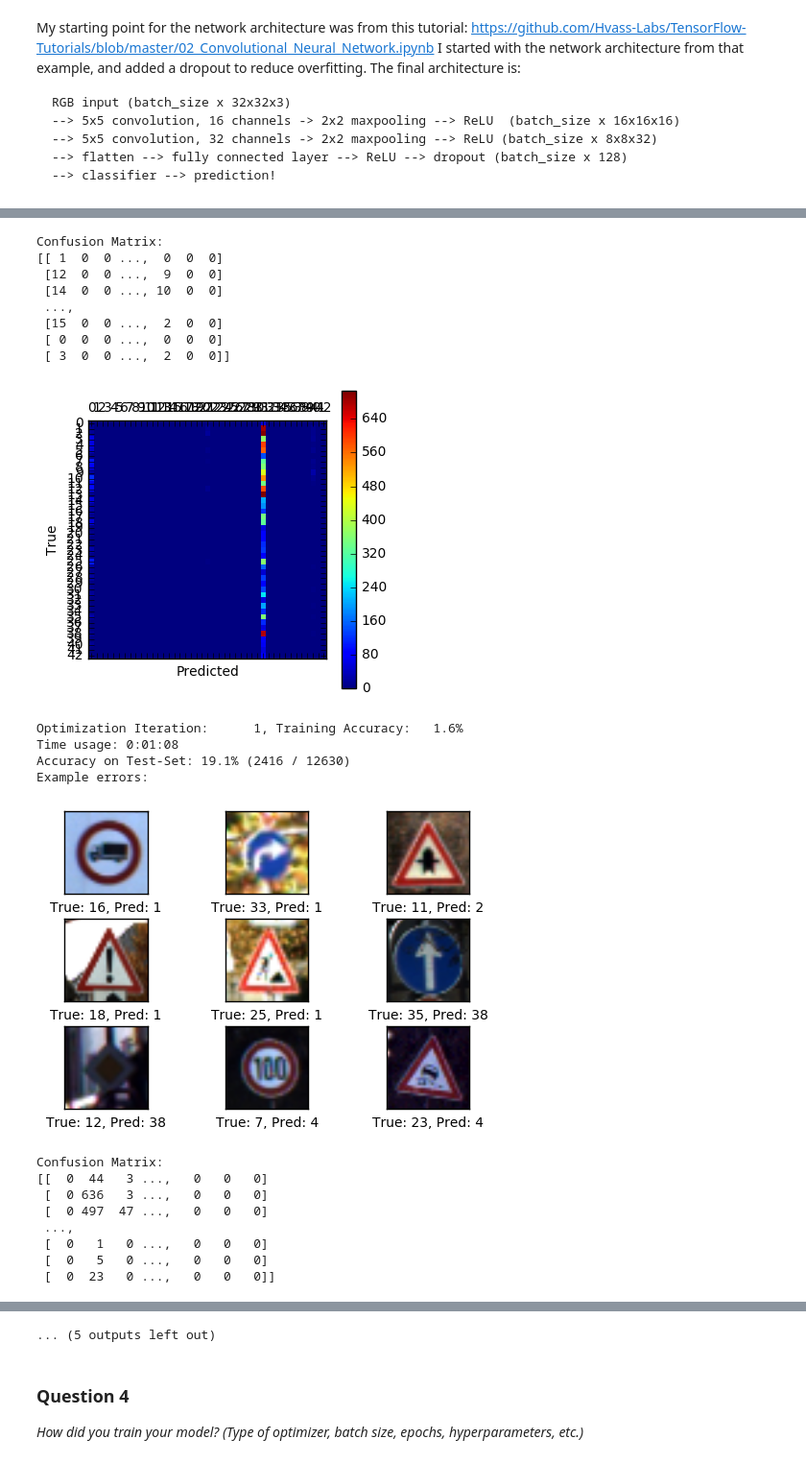
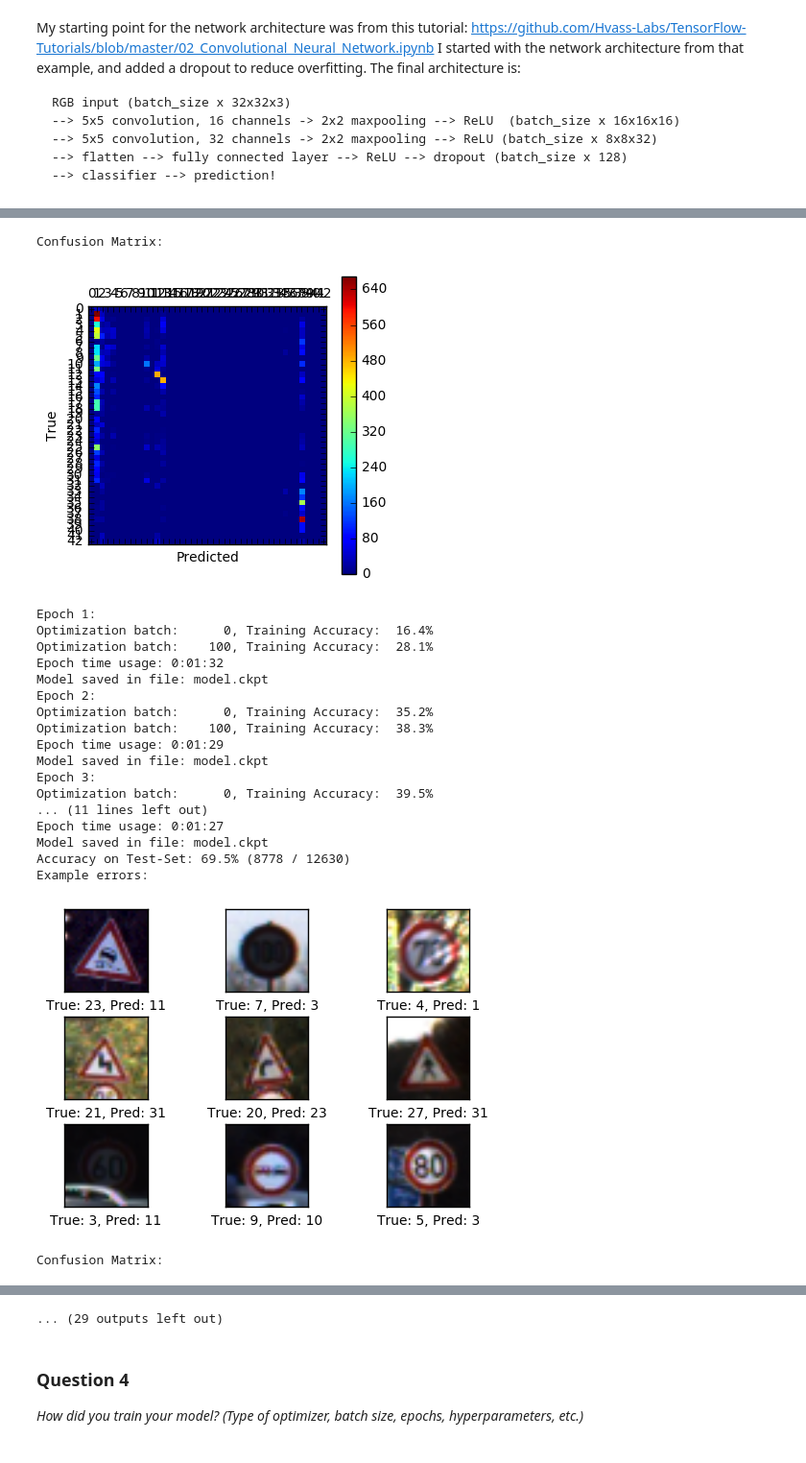
Before and after one commit to gilcarmel/traffic-signs, a Jupyter notebook: Traffic_Signs_Recognition.ipynb, the cells around one changed output, grey strips where cells are left out. Shown at 96% size. Saved outputs shown, nothing was run; the diff lists cells and outputs as text; code cells hidden in the pictures.

```diff
--- a/Traffic_Signs_Recognition.ipynb
+++ b/Traffic_Signs_Recognition.ipynb
@@ -520,23 +513,18 @@ test_batch_size = 256
 def print_test_accuracy(show_example_errors=False,
                         show_confusion_matrix=False):
 
-    # Number of images in the test-set.
-    num_test = len(X_test)
+    num_test_images = len(X_test)
 
     # Allocate an array for the predicted classes which
     # will be calculated in batches and filled into this array.
-    cls_pred = np.zeros(shape=num_test, dtype=np.int)
-
-    # Now calculate the predicted classes for the batches.
-    # We will just iterate through all the batches.
-    # There might be a more clever and Pythonic way of doing this.
+    cls_pred = np.zeros(shape=num_test_images, dtype=np.int)
 
     # The starting index for the next batch is denoted i.
     i = 0
 
-    while i < num_test:
+    while i < num_test_images:
         # The ending index for the next batch is denoted j.
-        j = min(i + test_batch_size, num_test)
+        j = min(i + test_batch_size, num_test_images)
 
         # Get the images from the test-set between index i and j.
         images = X_test[i:j, :]
@@ -568,11 +556,11 @@ def print_test_accuracy(show_example_errors=False,
 
     # Classification accuracy is the number of correctly classified
     # images divided by the total number of images in the test-set.
-    acc = float(correct_sum) / num_test
+    acc = float(correct_sum) / num_test_images
 
     # Print the accuracy.
     msg = "Accuracy on Test-Set: {0:.1%} ({1} / {2})"
-    print(msg.format(acc, correct_sum, num_test))
+    print(msg.format(acc, correct_sum, num_test_images))
 
     # Plot some examples of mis-classifications, if desired.
     if show_example_errors:
@@ -590,21 +578,17 @@ import os.path
 saver = tf.train.Saver()
 checkpoint_name = "model.ckpt"
 
+num_epochs = 50
+
 with tf.Session() as session:
 
     session.run(tf.initialize_all_variables())
-    print_test_accuracy(True,True)
-
-    optimize(num_iterations=100)
-    print_test_accuracy(True,True)
-
-    optimize(num_iterations=500) # We performed 100 iterations above.
-    print_test_accuracy(True,True)
-
-    for i in np.arange(10):
-        optimize(num_iterations=1000) # We performed 1000 iterations above.
-        print_test_accuracy(show_example_errors=True,
-                            show_confusion_matrix=True)
+    for i in range(num_epochs):
+        print ("Epoch {}:".format(i))
+        optimize()
         save_path = saver.save(session, checkpoint_name)
         print("Model saved in file: %s" % save_path)
+        if i%5==0:
+            print_test_accuracy(True,True)
+    print_test_accuracy(True,True)
 # %% [output]
@@ -614,22 +603,21 @@ Example errors:
 Confusion Matrix:
-[[ 1  0  0 ...,  0  0  0]
- [12  0  0 ...,  9  0  0]
- [14  0  0 ..., 10  0  0]
- ...,
- [15  0  0 ...,  2  0  0]
- [ 0  0  0 ...,  0  0  0]
- [ 3  0  0 ...,  2  0  0]]
-[figure, old version]
+[figure, new version]
-Optimization Iteration:      1, Training Accuracy:   1.6%
-Time usage: 0:01:08
-Accuracy on Test-Set: 19.1% (2416 / 12630)
+Epoch 1:
+Optimization batch:      0, Training Accuracy:  16.4%
+Optimization batch:    100, Training Accuracy:  28.1%
+Epoch time usage: 0:01:32
+Model saved in file: model.ckpt
+Epoch 2:
+Optimization batch:      0, Training Accuracy:  35.2%
+Optimization batch:    100, Training Accuracy:  38.3%
+Epoch time usage: 0:01:29
+Model saved in file: model.ckpt
+Epoch 3:
+Optimization batch:      0, Training Accuracy:  39.5%
+... (11 lines left out)
+Epoch time usage: 0:01:27
+Model saved in file: model.ckpt
+Accuracy on Test-Set: 69.5% (8778 / 12630)
 Example errors:
-[figure, old version]
+[figure, new version]
 Confusion Matrix:
-[[  0  44   3 ...,   0   0   0]
- [  0 636   3 ...,   0   0   0]
- [  0 497  47 ...,   0   0   0]
- ...,
- [  0   1   0 ...,   0   0   0]
- [  0   5   0 ...,   0   0   0]
- [  0  23   0 ...,   0   0   0]]
@@ -655,4 +645,4 @@ Confusion Matrix:
-... (5 outputs left out)
+... (29 outputs left out)
 # %% [markdown]
 ### Question 4
 
```
Also changed, not shown: parts of 14 cells of this notebook, 1 other file.
